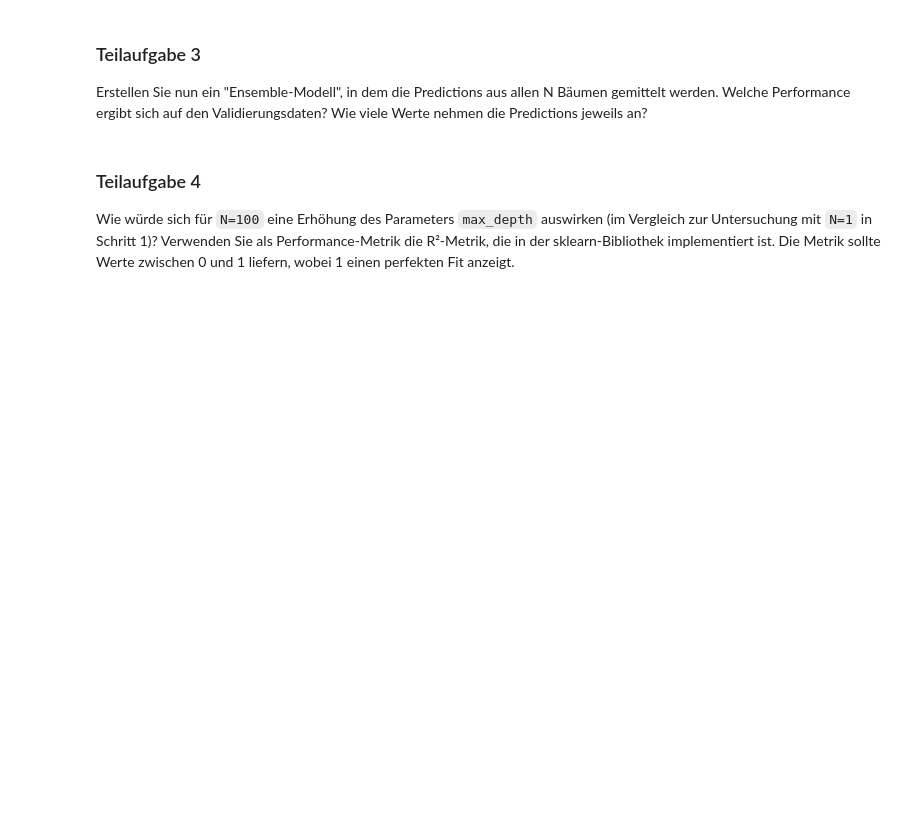
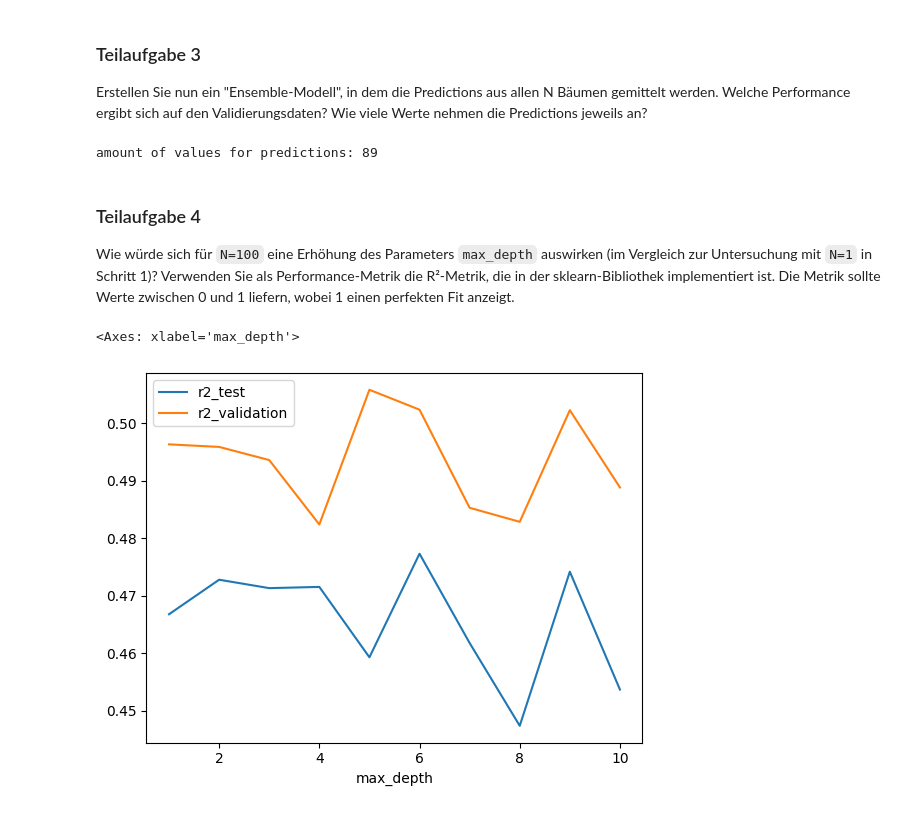
Before and after one commit to MartinElsaesser/data-science, a Jupyter notebook: exercises/exercise8/exercise8.ipynb, the cells around one changed output. Drawn from its saved outputs; the diff is of its cells as text; code cells hidden in the pictures; blank space fills up the shorter version.

```diff
--- a/exercises/exercise8/exercise8.ipynb
+++ b/exercises/exercise8/exercise8.ipynb
@@ -15,10 +44,59 @@ Damit diese Bäume nicht identisch sind, soll jedes Training auf einer zufällig
 
 (Hinweis: Verwenden Sie hierfür für ein pandas Dataframe `df.sample(frac=1.0, replace=True)`.),
 und zusätzlich der Hyperparameter `max_features=5` gesetzt werden, wodurch bei jedem Split nur 5 zufällig ausgewählte Features in Betracht gezogen werden.
+# %%
+
+trees = []
+for N in range(1,101):
+	df_sampled = pd.concat([X_train, y_train], axis=1).sample(frac=0.8)
+	X_sampled = df_sampled.iloc[:,:-1]
+	y_sampled = df_sampled.iloc[:,-1]
+	reg = DecisionTreeRegressor(max_depth=7, max_features=5, random_state=42)
+	reg.fit(X_train, y_train)
+	trees.append(reg)
 # %% [markdown]
 ### Teilaufgabe 3
 Erstellen Sie nun ein "Ensemble-Modell", in dem die Predictions aus allen N Bäumen gemittelt werden. Welche Performance ergibt sich auf den Validierungsdaten? Wie viele Werte nehmen die Predictions jeweils an?
+# %%
+class Ensemble:
+	def __init__(self, X_train, y_train, n_trees=100, max_depth=7):
+		self.trees = []
+		for N in range(1,n_trees+1):
+			df_train_sampled = pd.concat([X_train, y_train], axis=1).sample(frac=0.8)
+			X_train_sampled = df_train_sampled.iloc[:,:-1]
+			y__train_sampled = df_train_sampled.iloc[:,-1]
+			reg = DecisionTreeRegressor(max_depth=max_depth, max_features=5, random_state=42)
+			reg.fit(X_train_sampled, y__train_sampled)
+			self.trees.append(reg)
+
+	def predict_ensemble(self, X):
+		predictions = np.zeros((X.shape[0], len(self.trees)))
+		for i, tree in enumerate(self.trees):
+			predictions[:,i] = tree.predict(X)
+		return predictions.mean(axis=1)
+
+ensemble = Ensemble(X_train, y_train, n_trees=100, max_depth=7)
+ensemble_predictions = ensemble.predict_ensemble(X_test)
+print(f"amount of values for predictions: {len(np.unique(ensemble_predictions))}")
+# %% [output]
+amount of values for predictions: 89
 # %% [markdown]
 ### Teilaufgabe 4
 Wie würde sich für `N=100` eine Erhöhung des Parameters `max_depth` auswirken (im Vergleich zur Untersuchung mit `N=1` in Schritt 1)?
 Verwenden Sie als Performance-Metrik die R²-Metrik, die in der sklearn-Bibliothek implementiert ist. Die Metrik sollte Werte zwischen 0 und 1 liefern, wobei 1 einen perfekten Fit anzeigt.
+# %%
+metrics = []
+for max_depth in range(1, 11):
+	ensemble = Ensemble(X_train, y_train, n_trees=100, max_depth=7)
+	ensemble_predictions = ensemble.predict_ensemble(X_test)
+	metrics.append({
+		"r2_test": r2_score(y_test, ensemble.predict_ensemble(X_test)),
+		"r2_validation": r2_score(y_validation, ensemble.predict_ensemble(X_validation)),
+		"max_depth": max_depth
+	})
+df_metrics = pd.DataFrame(metrics)
+df_metrics
+df_metrics.plot(y=["r2_test", "r2_validation"], x="max_depth")
+# %% [output]
+<Axes: xlabel='max_depth'>
+[figure, added]
```
Also changed, not shown: parts of 1 cell of this notebook.
